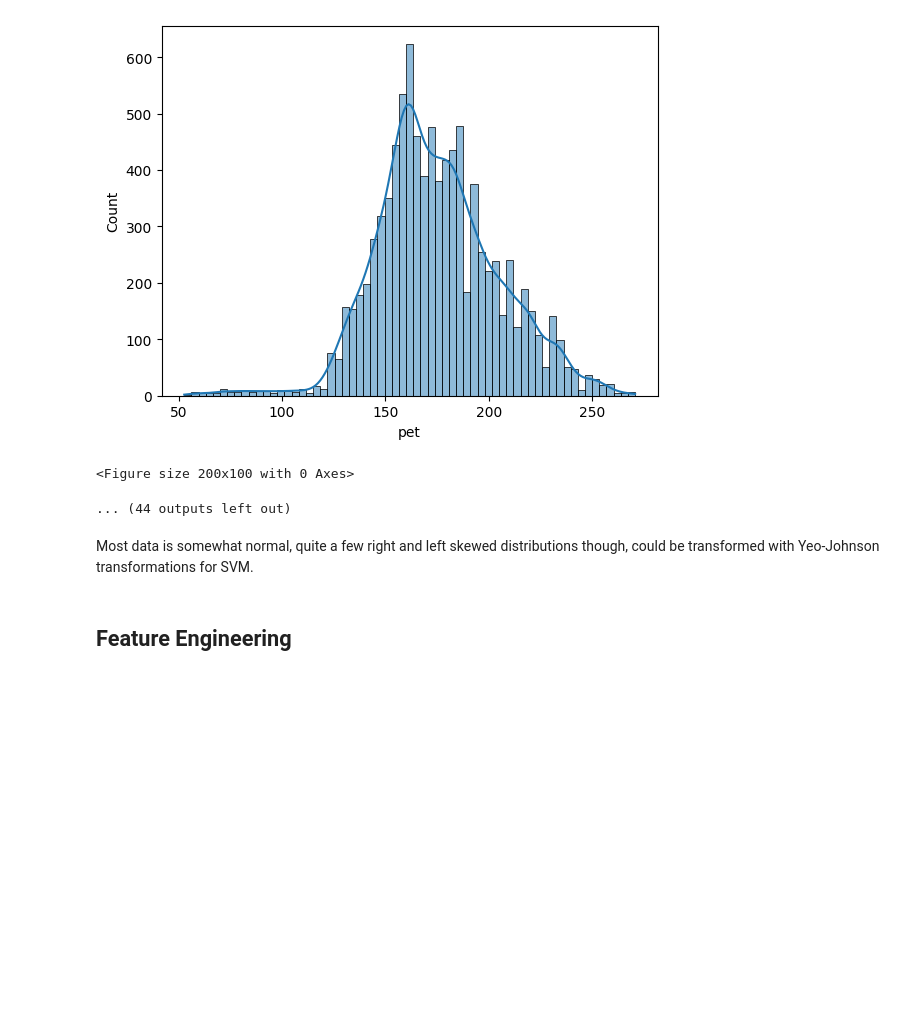
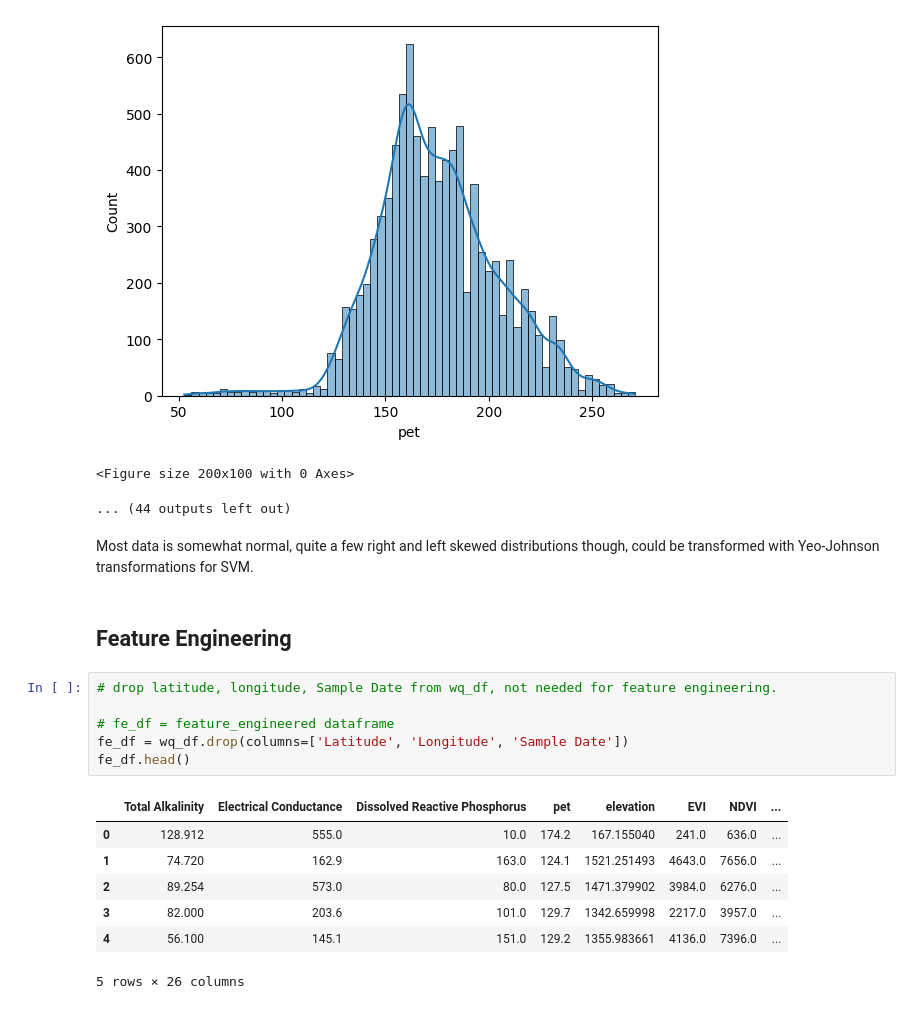
Before and after one commit to rohan-projects01/EY-AI-And-Data-Challenge, a Jupyter notebook: eda.ipynb, the cells around one changed output. Saved outputs shown, nothing was run; the diff lists cells and outputs as text; blank space fills up the shorter version.

```diff
--- a/eda.ipynb
+++ b/eda.ipynb
@@ -244,3 +244,17 @@ for feat in features:
 Most data is somewhat normal, quite a few right and left skewed distributions though, could be transformed with Yeo-Johnson transformations for SVM.
 # %% [markdown]
 ## Feature Engineering
+# %%
+# drop latitude, longitude, Sample Date from wq_df, not needed for feature engineering.
+
+# fe_df = feature_engineered dataframe
+fe_df = wq_df.drop(columns=['Latitude', 'Longitude', 'Sample Date'])
+fe_df.head()
+# %% [output]
+|  | Total Alkalinity | Electrical Conductance | Dissolved Reactive Phosphorus | pet | elevation | EVI | NDVI | ... |
+| 0 | 128.912 | 555.0 | 10.0 | 174.2 | 167.155040 | 241.0 | 636.0 | ... |
+| 1 | 74.720 | 162.9 | 163.0 | 124.1 | 1521.251493 | 4643.0 | 7656.0 | ... |
+| 2 | 89.254 | 573.0 | 80.0 | 127.5 | 1471.379902 | 3984.0 | 6276.0 | ... |
+| 3 | 82.000 | 203.6 | 101.0 | 129.7 | 1342.659998 | 2217.0 | 3957.0 | ... |
+| 4 | 56.100 | 145.1 | 151.0 | 129.2 | 1355.983661 | 4136.0 | 7396.0 | ... |
+5 rows × 26 columns
```
Also changed, not shown: parts of 2 cells of this notebook.
